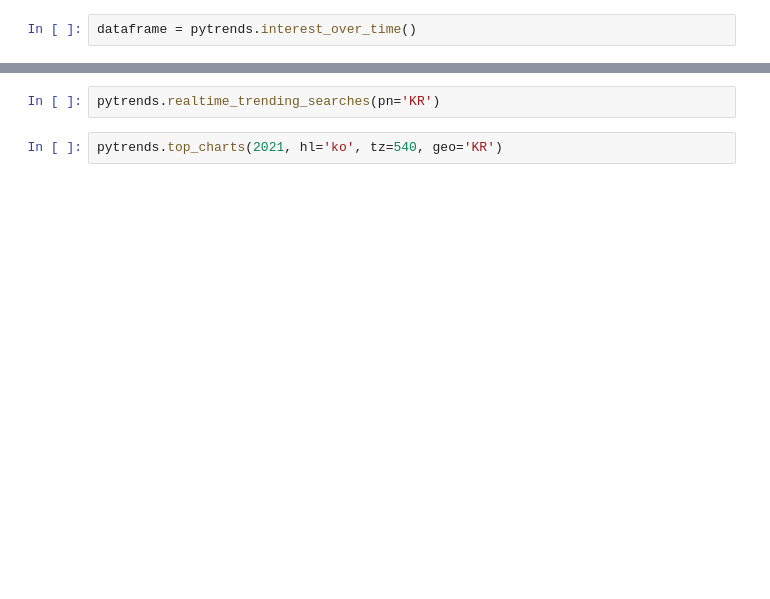
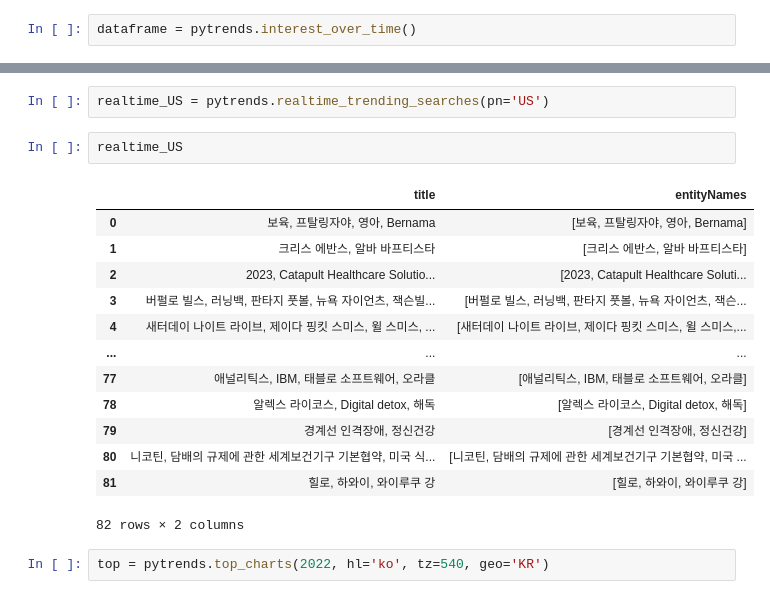
Before and after one commit to sunse-kwon/market-trends-analysis, a Jupyter notebook: pytrends.ipynb, the cells around one changed output, grey strips where cells are left out. Cells and saved outputs as stored; diff of their text form; blank space fills up the shorter version.

```diff
--- a/pytrends.ipynb
+++ b/pytrends.ipynb
@@ -28,4 +120,20 @@ pytrends.trending_searches(pn='south_korea')
 # %%
-pytrends.realtime_trending_searches(pn='KR')
+realtime_US = pytrends.realtime_trending_searches(pn='US')
+# %%
+realtime_US
+# %% [output]
+|  | title | entityNames |
+| 0 | 보육, 프탈링자야, 영아, Bernama | [보육, 프탈링자야, 영아, Bernama] |
+| 1 | 크리스 에반스, 알바 바프티스타 | [크리스 에반스, 알바 바프티스타] |
+| 2 | 2023, Catapult Healthcare Solutio... | [2023, Catapult Healthcare Soluti... |
+| 3 | 버펄로 빌스, 러닝백, 판타지 풋볼, 뉴욕 자이언츠, 잭슨빌... | [버펄로 빌스, 러닝백, 판타지 풋볼, 뉴욕 자이언츠, 잭슨... |
+| 4 | 새터데이 나이트 라이브, 제이다 핑킷 스미스, 윌 스미스, ... | [새터데이 나이트 라이브, 제이다 핑킷 스미스, 윌 스미스,... |
+| ... | ... | ... |
+| 77 | 애널리틱스, IBM, 태블로 소프트웨어, 오라클 | [애널리틱스, IBM, 태블로 소프트웨어, 오라클] |
+| 78 | 알렉스 라이코스, Digital detox, 해독 | [알렉스 라이코스, Digital detox, 해독] |
+| 79 | 경계선 인격장애, 정신건강 | [경계선 인격장애, 정신건강] |
+| 80 | 니코틴, 담배의 규제에 관한 세계보건기구 기본협약, 미국 식... | [니코틴, 담배의 규제에 관한 세계보건기구 기본협약, 미국 ... |
+| 81 | 힐로, 하와이, 와이루쿠 강 | [힐로, 하와이, 와이루쿠 강] |
+82 rows × 2 columns
 # %%
-pytrends.top_charts(2021, hl='ko', tz=540, geo='KR')
+top = pytrends.top_charts(2022, hl='ko', tz=540, geo='KR')
```
Also changed, not shown: parts of 14 cells of this notebook, 2 other files.
